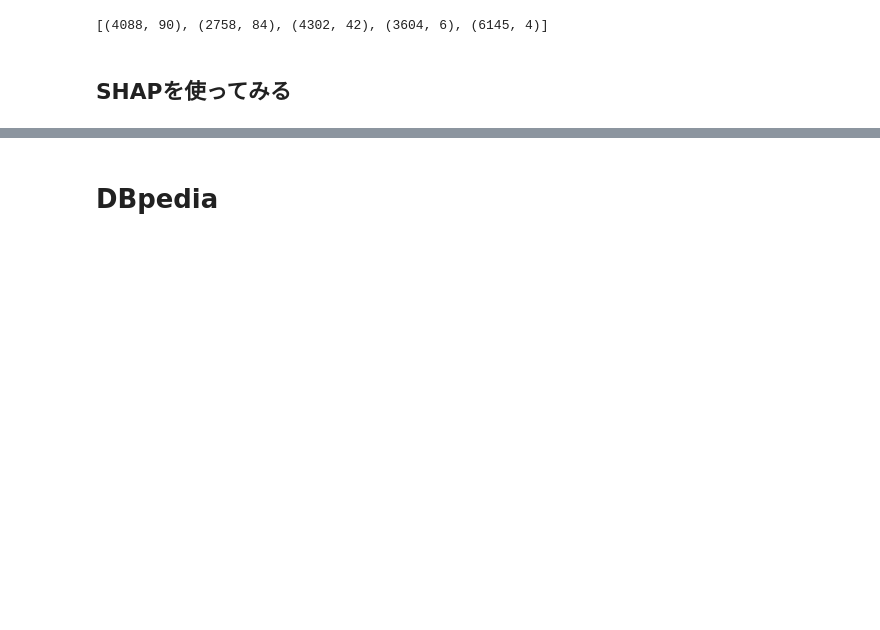
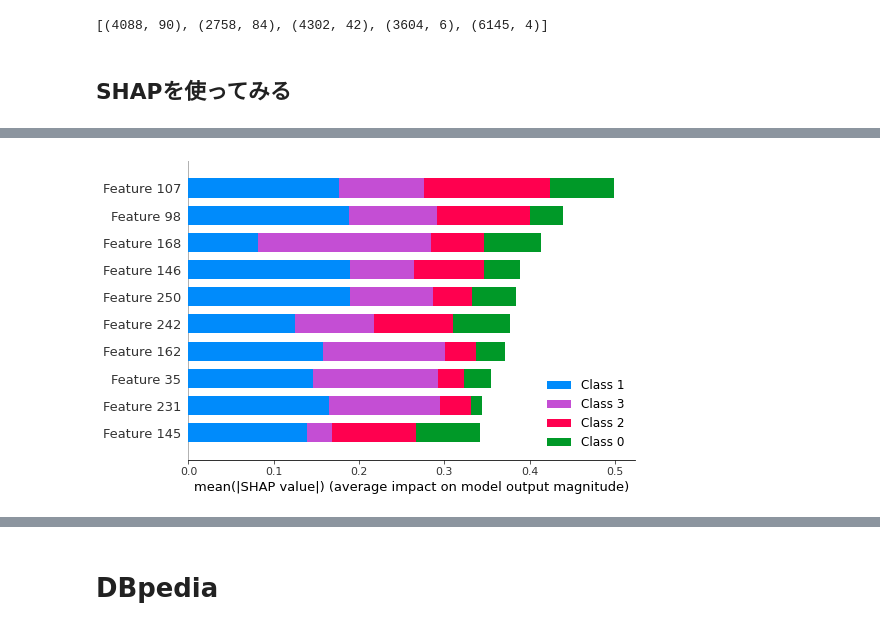
Before and after one commit to ga6rie1-KK/NLP_Bias, a Jupyter notebook: notebooks/miscllasification_analysis.ipynb, the cells around one changed output, grey strips where cells are left out. Cells and saved outputs as stored; diff of their text form; code cells hidden in the pictures; blank space fills up the shorter version.

```diff
--- a/notebooks/miscllasification_analysis.ipynb
+++ b/notebooks/miscllasification_analysis.ipynb
@@ -353,21 +296,0 @@ num_epoch = 100
-# %%
-X_train = torch.zeros(len(train_set), w2v_dim)
-X_test = torch.zeros(len(test_set), w2v_dim)
-y_train = torch.zeros(len(train_set), dtype=int)
-y_test = torch.zeros(len(test_set), dtype=int)
-
-text_list = []
-for i, (label, text) in enumerate(train_set):
-    X_train[i] += trans_text2vec(text, w2v_dim, w2v_model)
-    y_train[i] += label - 1
-
-for i, (label, text) in enumerate(test_set):
-    X_test[i] += trans_text2vec(text, w2v_dim, w2v_model)
-    y_test[i] += label - 1
-    text_list.append(text)
-
-train_set = MyDataset(X_train, y_train)
-test_set = MyDataset(X_test, y_test)
-
-train_loader = DataLoader(train_set, batch_size=batch_size, shuffle=True)
-test_loader = DataLoader(test_set, batch_size=len(test_set))
@@ -455,0 +583,5 @@ True
+# %%
+tmp = np.load('../outputs/SHAP_AGNEWS_exp1_udb.npz')
+udb_shap_values = [tmp[i] for i in tmp.files]
+tmp = np.load('../outputs/SHAP_AGNEWS_exp1_db.npz')
+db_shap_values = [tmp[i] for i in tmp.files]
@@ -455,0 +762,5 @@ True
+# %%
+# 各クラスに対する各特徴量の寄与率を表示
+shap.summary_plot(udb_shap_values, max_display=10)
+# %% [output]
+[figure, added]
```
Also changed, not shown: parts of 68 cells of this notebook, 7 other files.
